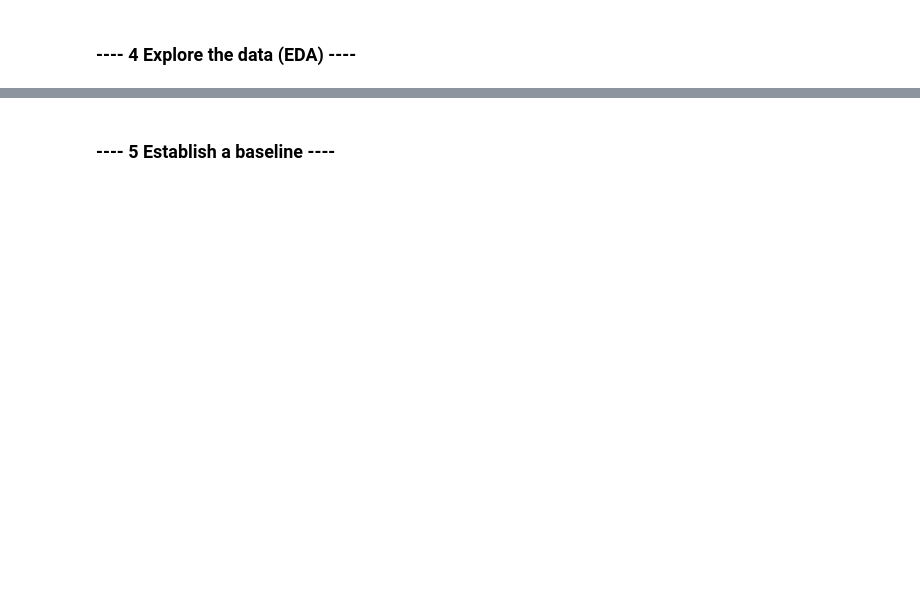
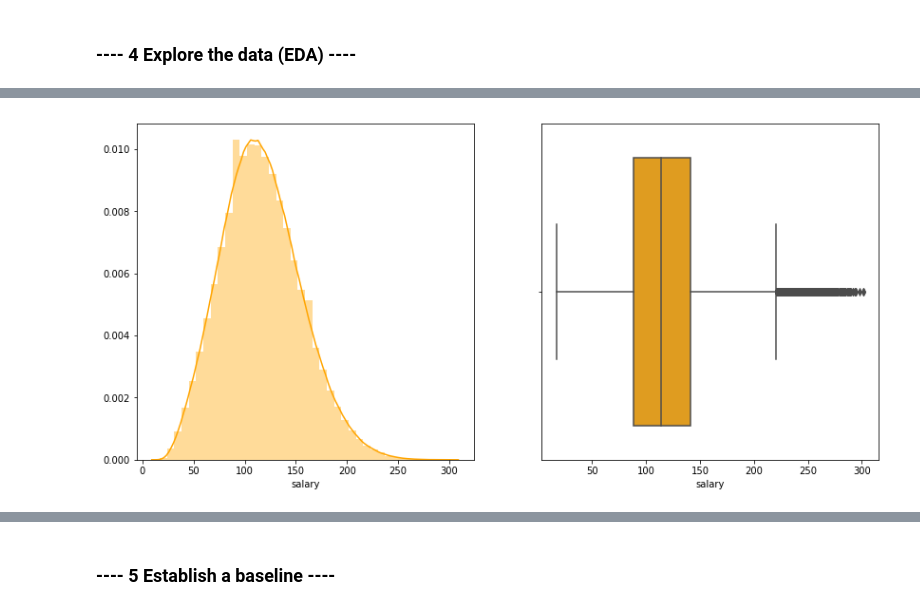
Before and after one commit to pmehta27/Design-a-Strategy-Based-on-Salary, a Jupyter notebook: Salary-Prediction-Notebook.ipynb, the cells around one changed output, grey strips where cells are left out. Saved outputs shown, nothing was run; the diff lists cells and outputs as text; code cells hidden in the pictures; blank space fills up the shorter version.

Commit message:
Salary Prediction version 1

```diff
--- a/Salary-Prediction-Notebook.ipynb
+++ b/Salary-Prediction-Notebook.ipynb
@@ -23,0 +45,4 @@ __email__ = "your email here"
+# %%
+#Loading training data
+train_features_df = load_Data("data/train_features.csv")
+train_features_df.head()
@@ -23,0 +56,4 @@ __email__ = "your email here"
+# %%
+#Loading target data
+train_target_df = load_Data("data/train_salaries.csv")
+train_target_df.head()
@@ -34,0 +284,4 @@ __email__ = "your email here"
+# %%
+# Merge salary (target variable) with features from training_feature_df
+merge_train_data_df = pd.merge(train_features_df,train_target_df, on='jobId')
+merge_train_data_df.head(15)
@@ -34,0 +322,5 @@ __email__ = "your email here"
+# %%
+#Deleting records with salary <= 0
+
+merge_train_data_df = merge_train_data_df.drop(merge_train_data_df[merge_train_data_df.salary <= 0].index)
+merge_train_data_df.info()
@@ -34,0 +342,26 @@ __email__ = "your email here"
+# %%
+#summarize each feature variable
+
+#Statistical Summary of Numerical Variable using describe()
+#train_features_df.describe(include=[np.number])
+#train_features_df.describe(include=['O'])
+
+#summarize the target variable
+#Statistical Summary of "salary" variable using describe() in target dataset
+#train_target_df.describe(include=[np.number])
+#train_target_df.describe(include=['O'])
+
+
+#look for correlation between each feature and the target
+#look for correlation between features
+
+#Visualize target variable (part of univariate analysis) using boxplot and histogram
+salary = merge_train_data_df['salary']
+plt.figure(figsize(14,6.5))
+plt.subplot(1,2,1)
+sns.distplot(salary, bins = 40,color='orange')
+plt.subplot(1,2,2)
+sns.boxplot(salary,color='orange')
+plt.show()
+# %% [output]
+[figure, added]
```
Also changed, not shown: parts of 104 cells of this notebook.
